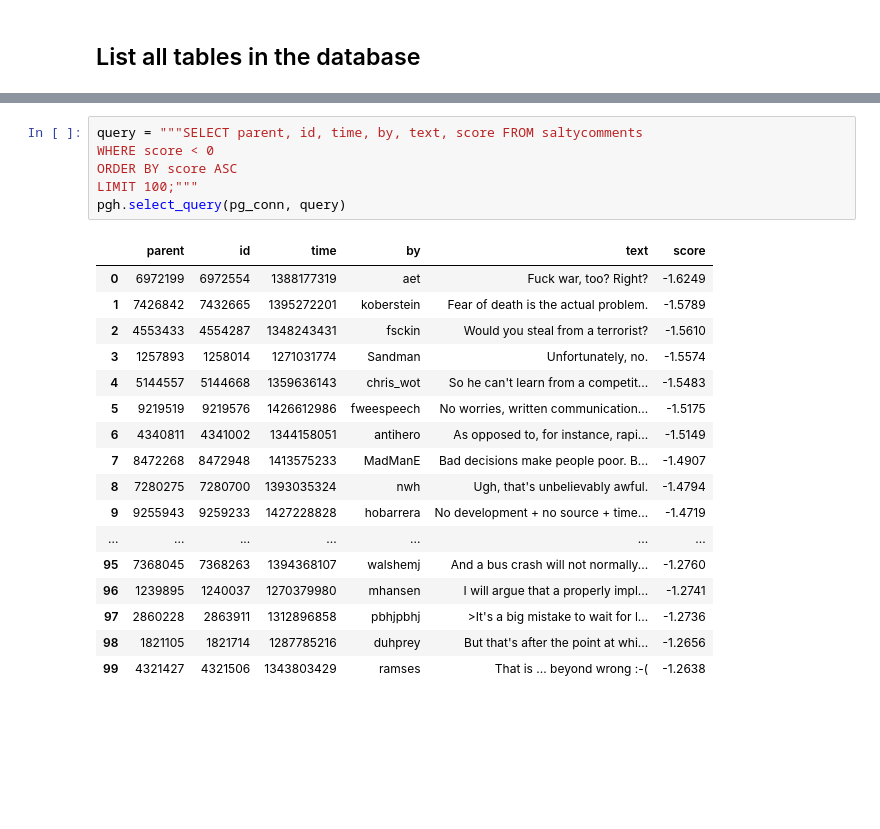
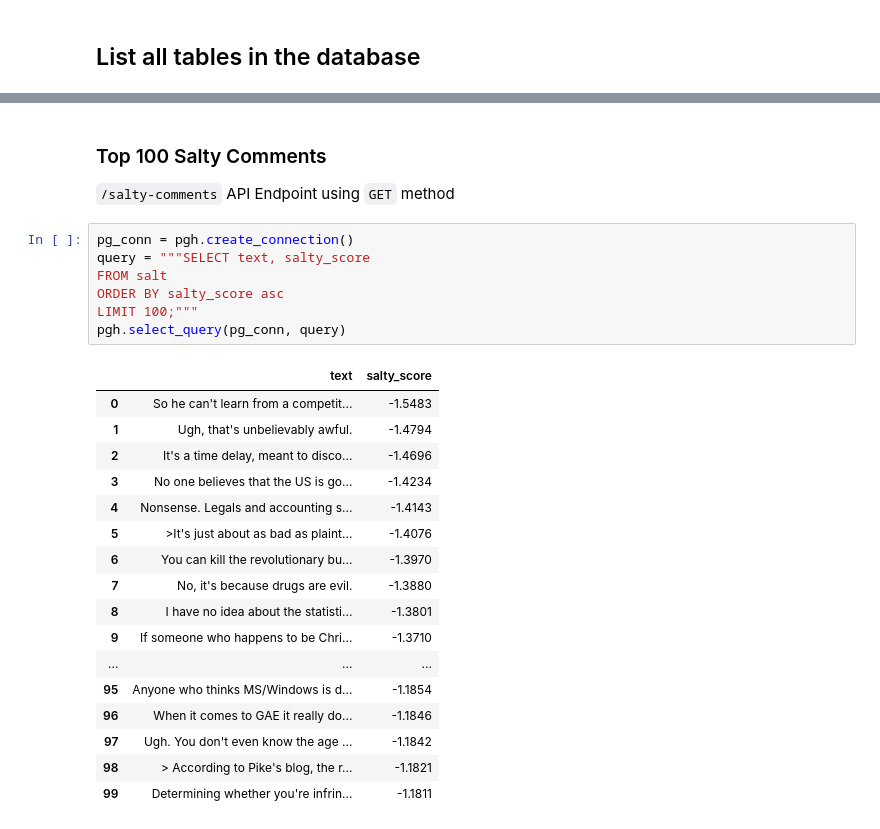
Before and after one commit to Build-Week-Hacker-News-Salty-Trolls/DS, a Jupyter notebook: notebooks/salty_users_examples.ipynb, the cells around one changed output, grey strips where cells are left out. Cells and saved outputs as stored; diff of their text form; blank space fills up the shorter version.

```diff
--- a/notebooks/salty_users_examples.ipynb
+++ b/notebooks/salty_users_examples.ipynb
@@ -74,24 +104,29 @@ pgh.select_query(pg_conn, top_10_query)
+# %% [markdown]
+### Top 100 Salty Comments
+
+`/salty-comments` API Endpoint using `GET` method
 # %%
-query = """SELECT parent, id, time, by, text, score FROM saltycomments
-WHERE score < 0
-ORDER BY score ASC
+pg_conn = pgh.create_connection()
+query = """SELECT text, salty_score
+FROM salt
+ORDER BY salty_score asc
 LIMIT 100;"""
 pgh.select_query(pg_conn, query)
 # %% [output]
-|  | parent | id | time | by | text | score |
-| 0 | 6972199 | 6972554 | 1388177319 | aet | Fuck war, too? Right? | -1.6249 |
-| 1 | 7426842 | 7432665 | 1395272201 | koberstein | Fear of death is the actual problem. | -1.5789 |
-| 2 | 4553433 | 4554287 | 1348243431 | fsckin | Would you steal from a terrorist? | -1.5610 |
-| 3 | 1257893 | 1258014 | 1271031774 | Sandman | Unfortunately, no. | -1.5574 |
-| 4 | 5144557 | 5144668 | 1359636143 | chris_wot | So he can't learn from a competit... | -1.5483 |
-| 5 | 9219519 | 9219576 | 1426612986 | fweespeech | No worries, written communication... | -1.5175 |
-| 6 | 4340811 | 4341002 | 1344158051 | antihero | As opposed to, for instance, rapi... | -1.5149 |
-| 7 | 8472268 | 8472948 | 1413575233 | MadManE | Bad decisions make people poor. B... | -1.4907 |
-| 8 | 7280275 | 7280700 | 1393035324 | nwh | Ugh, that's unbelievably awful. | -1.4794 |
-| 9 | 9255943 | 9259233 | 1427228828 | hobarrera | No development + no source + time... | -1.4719 |
-| ... | ... | ... | ... | ... | ... | ... |
-| 95 | 7368045 | 7368263 | 1394368107 | walshemj | And a bus crash will not normally... | -1.2760 |
-| 96 | 1239895 | 1240037 | 1270379980 | mhansen | I will argue that a properly impl... | -1.2741 |
-| 97 | 2860228 | 2863911 | 1312896858 | pbhjpbhj | >It's a big mistake to wait for l... | -1.2736 |
-| 98 | 1821105 | 1821714 | 1287785216 | duhprey | But that's after the point at whi... | -1.2656 |
-| 99 | 4321427 | 4321506 | 1343803429 | ramses | That is ... beyond wrong :-( | -1.2638 |
+|  | text | salty_score |
+| 0 | So he can't learn from a competit... | -1.5483 |
+| 1 | Ugh, that's unbelievably awful. | -1.4794 |
+| 2 | It's a time delay, meant to disco... | -1.4696 |
+| 3 | No one believes that the US is go... | -1.4234 |
+| 4 | Nonsense. Legals and accounting s... | -1.4143 |
+| 5 | >It's just about as bad as plaint... | -1.4076 |
+| 6 | You can kill the revolutionary bu... | -1.3970 |
+| 7 | No, it's because drugs are evil. | -1.3880 |
+| 8 | I have no idea about the statisti... | -1.3801 |
+| 9 | If someone who happens to be Chri... | -1.3710 |
+| ... | ... | ... |
+| 95 | Anyone who thinks MS/Windows is d... | -1.1854 |
+| 96 | When it comes to GAE it really do... | -1.1846 |
+| 97 | Ugh. You don't even know the age ... | -1.1842 |
+| 98 | > According to Pike's blog, the r... | -1.1821 |
+| 99 | Determining whether you're infrin... | -1.1811 |
```
Also changed, not shown: parts of 9 cells of this notebook, 2 other files.
